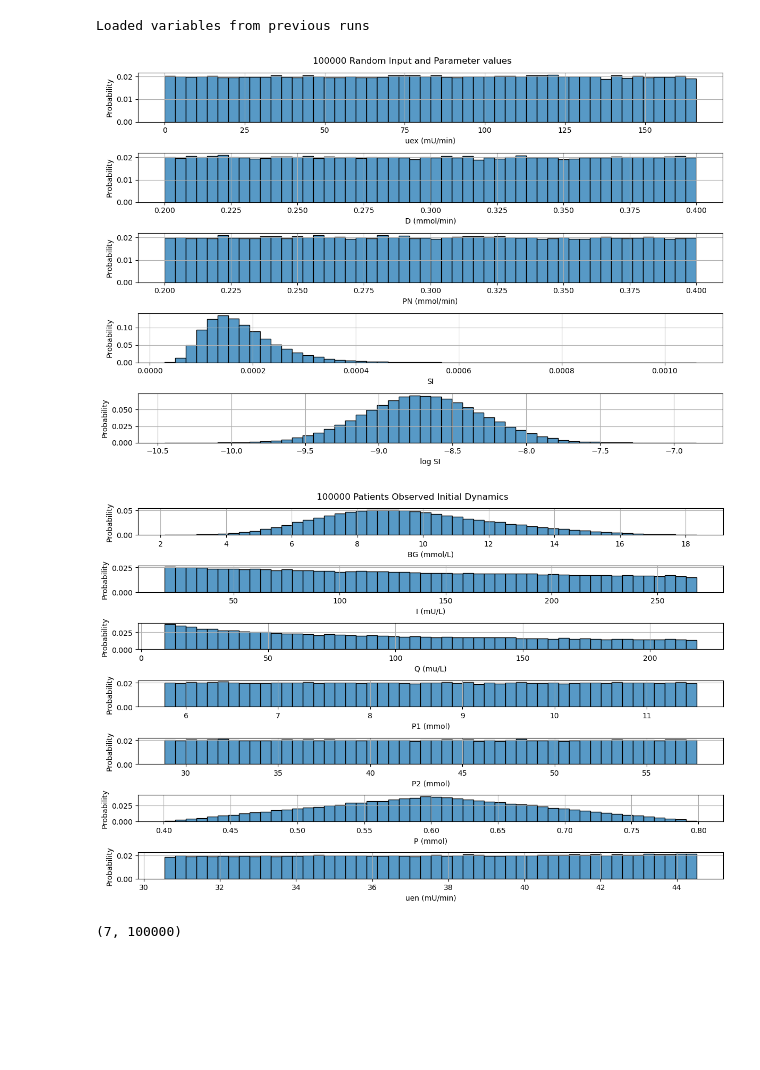
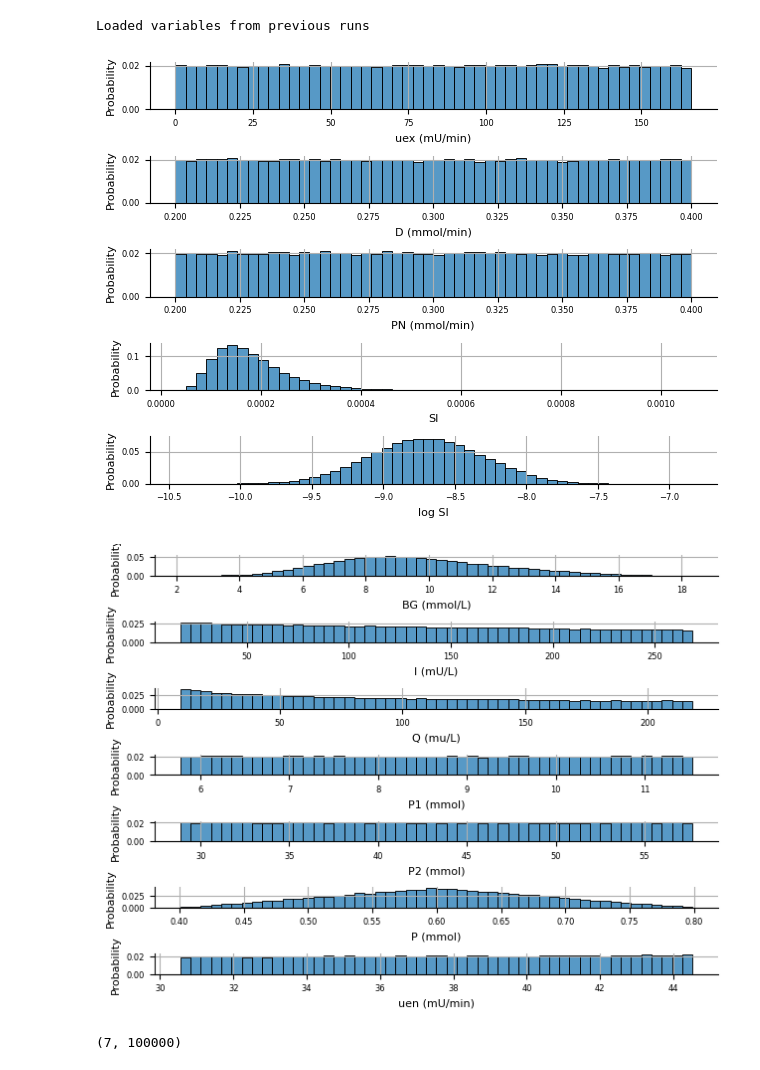
Before and after one commit to mlmulv/Thesis-Code, a Jupyter notebook: notebooks/00_Patient_Cohort.ipynb, the cells around one changed output. Cells and saved outputs as stored; diff of their text form; code cells hidden in the pictures; blank space fills up the shorter version.

Commit message:
Update plots

```diff
--- a/notebooks/00_Patient_Cohort.ipynb
+++ b/notebooks/00_Patient_Cohort.ipynb
@@ -9,6 +10,24 @@ import seaborn as sns
 
 sys.path.append(os.path.abspath(os.path.join("..", "src")))
 import utils
+# %%
+FIG_WIDTH = 7.5  # width of figure in inches
+
+TINY_SIZE = 6
+SMALL_SIZE = 8
+MEDIUM_SIZE = 10
+BIGGER_SIZE = 12
+
+plt.rc('font', size=SMALL_SIZE)  # controls default text sizes
+plt.rc('axes', titlesize=TINY_SIZE, titleweight='bold')  # fontsize of the axes title
+plt.rc('axes', labelsize=SMALL_SIZE)  # fontsize of the x and y labels
+plt.rc('xtick', labelsize=TINY_SIZE)  # fontsize of the tick labels
+plt.rc('ytick', labelsize=TINY_SIZE)  # fontsize of the tick labels
+plt.rc('legend', fontsize=TINY_SIZE)  # legend fontsize
+plt.rc('figure', titlesize=BIGGER_SIZE)  # fontsize of the figure title
+
+rcParams['axes.spines.top'] = False
+rcParams['axes.spines.right'] = False
 # %%
 try:
     x0 = np.load("../scripts/variables/x0_00.npy")
@@ -21,31 +40,29 @@ Loaded variables from previous runs
 # %%
 states = ["BG (mmol/L)", "I (mU/L)", "Q (mu/L)", "P1 (mmol)", "P2 (mmol)", "P (mmol)", "uen (mU/min)"]
 input_labels = ["uex (mU/min)", "D (mmol/min)", "PN (mmol/min)", "SI"]
 
-fig, ax = plt.subplots(inputs.shape[0]+1, 1, figsize=(12, 8))
+fig, ax = plt.subplots(inputs.shape[0]+1, 1)
 for i in range(inputs.shape[0]):
     sns.histplot(data=inputs[i, :], bins=50, stat="probability", ax=ax[i])
     ax[i].set_xlabel(input_labels[i])
     ax[i].grid()
 sns.histplot(data=np.log(inputs[-1,:]), bins=50, stat="probability", ax=ax[-1])
 ax[-1].set_xlabel("log SI")
 ax[-1].grid()
-fig.suptitle("100000 Random Input and Parameter values")
 fig.tight_layout()
-fig.savefig("3_1.svg", format="svg")
+# fig.savefig("3_1.svg", format="svg")
 # %% [output]
-[figure, old version]
+[figure, new version]
 # %%
-fig, ax = plt.subplots(x0.shape[0], 1, figsize=(12, 8))
+fig, ax = plt.subplots(x0.shape[0], 1)
 for i in range(x0.shape[0]):
     sns.histplot(data=x0[i, :], bins=50, stat="probability", ax=ax[i])
     ax[i].set_xlabel(states[i])
     ax[i].grid()
-fig.suptitle("100000 Patients Observed Initial Dynamics")
 fig.tight_layout()
-fig.savefig("3_2.svg", format="svg")
+# fig.savefig("3_2.svg", format="svg")
 # %% [output]
-[figure, old version]
+[figure, new version]
 # %%
 x0.shape
 # %% [output]
```
Also changed, not shown: parts of 2 cells of this notebook, 4 other files.
